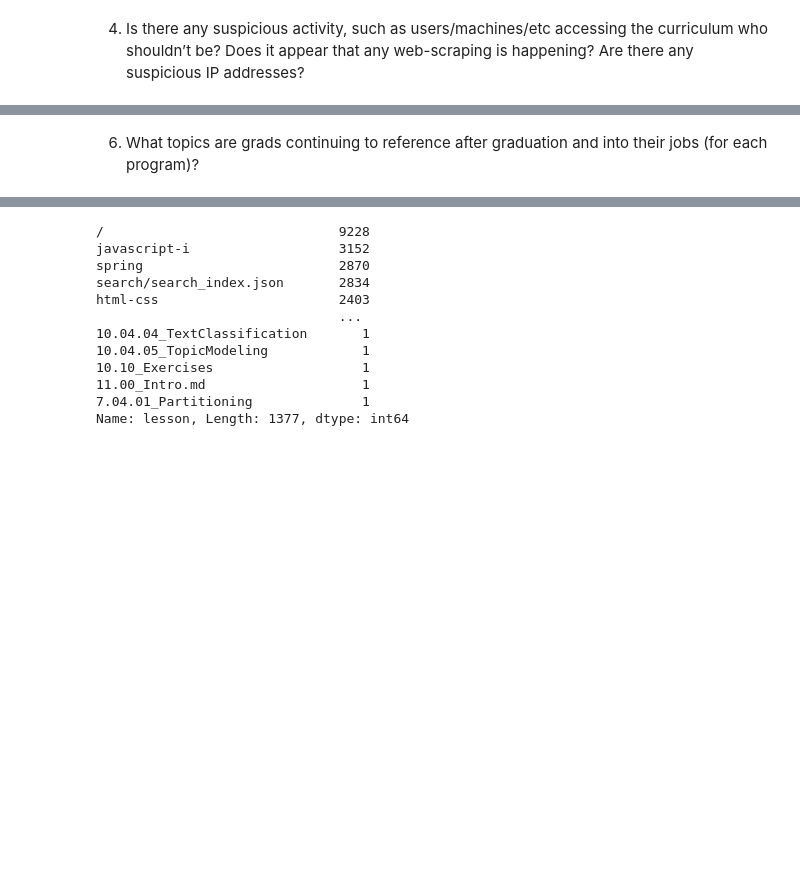
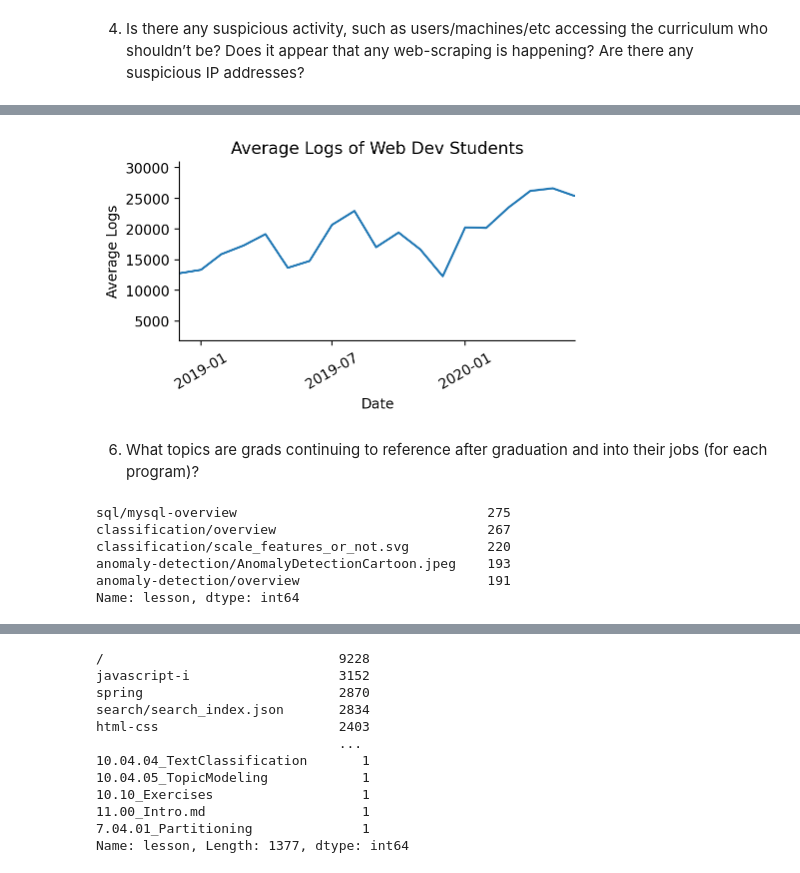
Before and after one commit to Curriculum-Assurance-Team/Curriculum_Engagement_and_Usage_Analysis, a Jupyter notebook: explore_mr.ipynb, the cells around one changed output, grey strips where cells are left out. Saved outputs shown, nothing was run; the diff lists cells and outputs as text; code cells hidden in the pictures; blank space fills up the shorter version.

```diff
--- a/explore_mr.ipynb
+++ b/explore_mr.ipynb
@@ -230,2 +289,31 @@ df[df.index.duplicated()]
+# %%
+def plot_monthly_avg_wd_logs():
+    plt.figure(figsize=(5, 3))
+
+    wd_logs = df[df['program_id'] != 3]
+
+    wd_monthly_avgs = wd_logs.resample('M').size()
+
+    sns.lineplot(wd_monthly_avgs)
+    # Get the x-axis tick positions and labels
+    tick_positions = pd.date_range(start='2019-01-01', end='2020-07-01', freq='6M')
+    tick_labels = [str(date.date())[:7] for date in tick_positions]
+
+    # Set the x-axis ticks using the tick positions and labels
+    plt.xticks(ticks=tick_positions, labels=tick_labels, rotation=30)
+
+    plt.xlabel('Date')
+    plt.ylabel('Average Logs')
+    plt.title('Average Logs of Web Dev Students')
+
+    plt.xlim(pd.Timestamp('2019-01-01'), pd.Timestamp('2020-07-01'))
+
+    plt.tight_layout()
+    sns.despine()
+    plt.show()
+# %%
+plot_monthly_avg_wd_logs()
+# %% [output]
+[figure, added]
 # %% [markdown]
 6. What topics are grads continuing to reference after graduation and into their jobs (for each program)?
@@ -234,0 +329,9 @@ alumni_logs = df[(df.index > df['end_date']) &
+# %%
+ds_alumni_logs['lesson'].value_counts()[2:7]
+# %% [output]
+sql/mysql-overview                                275
+classification/overview                           267
+classification/scale_features_or_not.svg          220
+anomaly-detection/AnomalyDetectionCartoon.jpeg    193
+anomaly-detection/overview                        191
+Name: lesson, dtype: int64
```
Also changed, not shown: parts of 23 cells of this notebook.
